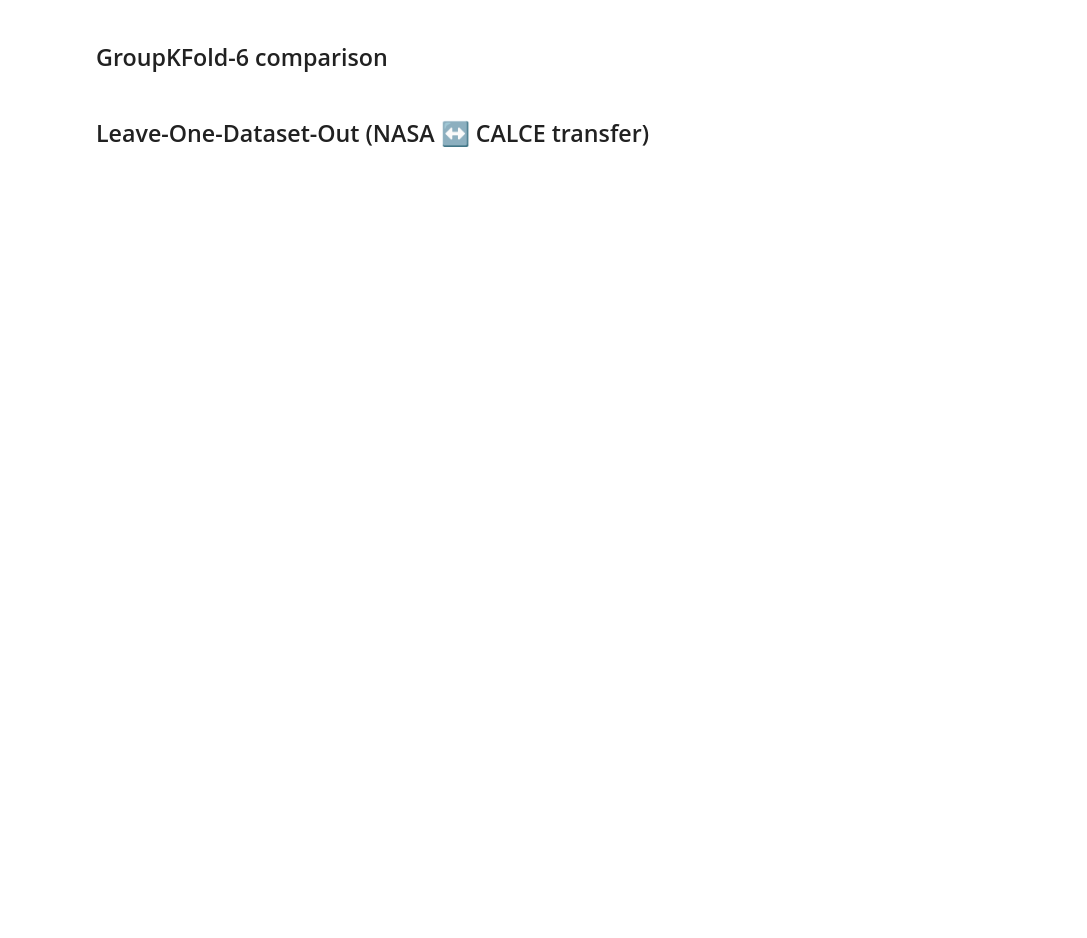
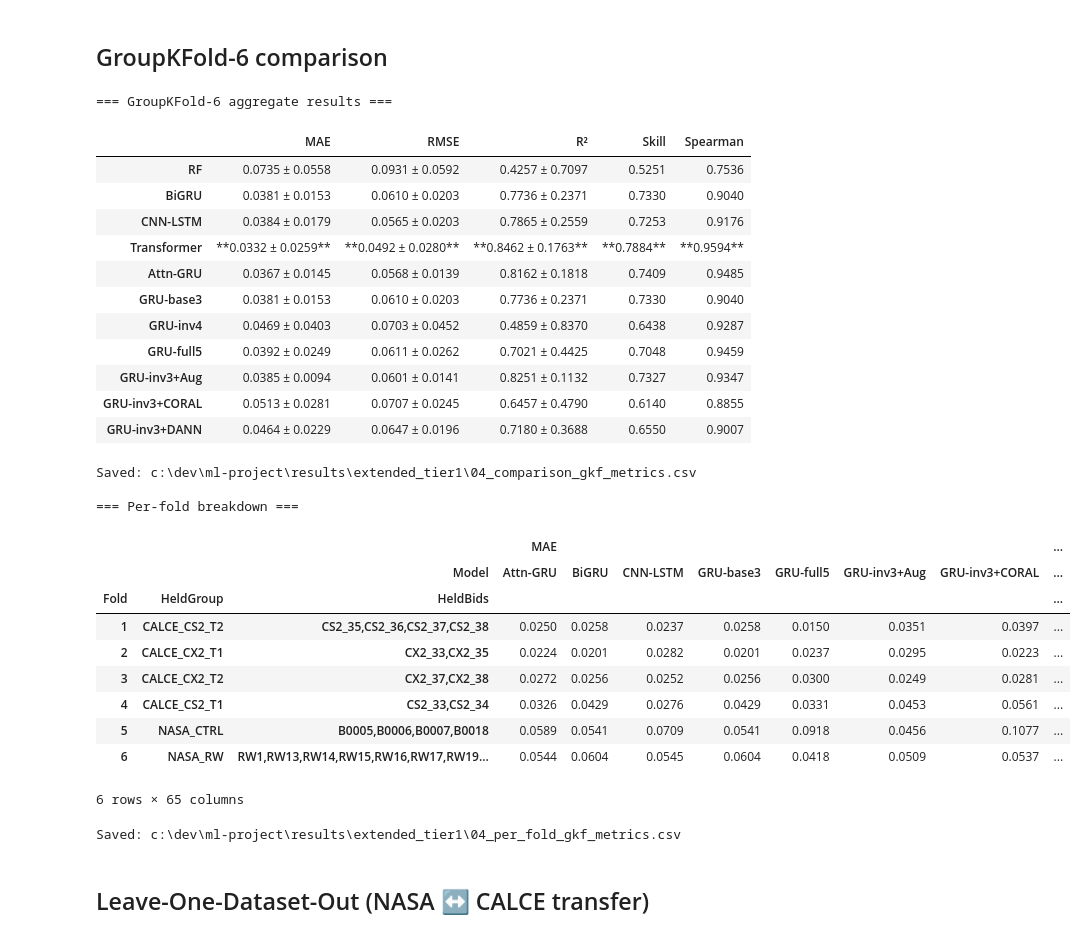
Before and after one commit to benjidsv/ml-project, a Jupyter notebook: notebooks/extended-dataset/04_model_comparison.ipynb, the cells around one changed output. Saved outputs shown, nothing was run; the diff lists cells and outputs as text; code cells hidden in the pictures; blank space fills up the shorter version.

```diff
--- a/notebooks/extended-dataset/04_model_comparison.ipynb
+++ b/notebooks/extended-dataset/04_model_comparison.ipynb
@@ -205,7 +305,7 @@ make_cnnlstm = lambda: src.vg_models.VGCNNLSTM(n_features=3, cnn_ch=8, hidden=40
 
 print("CNN-LSTM — GroupKFold-6")
 res_cnnlstm_gkf = vgx.run_grouped_cv(
-    make_cnnlstm, X, mask, y, groups, cidx, DEVICE,
+    make_cnnlstm, X_base3, mask, y, groups, cidx, DEVICE,
     GroupKFold(n_splits=6),
     cv_groups=study_groups,
     epochs=EPOCHS, batch_size=BATCH_SIZE, lr=LR, patience=PATIENCE,
@@ -248,7 +370,7 @@ make_transformer = lambda: src.vg_models.VGTransformerReg(
 
 print("Transformer — GroupKFold-6")
 res_transformer_gkf = vgx.run_grouped_cv(
-    make_transformer, X, mask, y, groups, cidx, DEVICE,
+    make_transformer, X_base3, mask, y, groups, cidx, DEVICE,
     GroupKFold(n_splits=6),
     cv_groups=study_groups,
     epochs=EPOCHS, batch_size=BATCH_SIZE, lr=LR, patience=PATIENCE,
@@ -288,7 +432,7 @@ make_attngru = lambda: src.vg_models.VGAttnGRUReg(n_features=3, hidden=47, dropo
 
 print("Attn-GRU — GroupKFold-6")
 res_attngru_gkf = vgx.run_grouped_cv(
-    make_attngru, X, mask, y, groups, cidx, DEVICE,
+    make_attngru, X_base3, mask, y, groups, cidx, DEVICE,
     GroupKFold(n_splits=6),
     cv_groups=study_groups,
     epochs=EPOCHS, batch_size=BATCH_SIZE, lr=LR, patience=PATIENCE,
@@ -313,0 +637,17 @@ vgx.per_fold_loss_curves_ext(
+# %%
+# gru_inv3_dann: inv3 + rate-warp + DANN gradient-reversal
+make_gru_inv3_dann = lambda: src.vg_models.VGGRUReg(n_features=3, hidden=47, dropout=0.35)
+
+print('gru_inv3_dann -- GroupKFold-6')
+res_gru_inv3_dann_gkf = vgx.run_grouped_cv(
+    make_gru_inv3_dann, X_base3, mask, y, groups, cidx, DEVICE,
+    GroupKFold(n_splits=6), cv_groups=study_groups,
+    epochs=EPOCHS, batch_size=BATCH_SIZE, lr=LR, patience=PATIENCE,
+    scheduler=SCHEDULER,
+    train_fn=src.vg_da.train_model_da,
+    domains=domain_ids,
+    train_kwargs={'da_mode': 'dann', 'da_weight': 0.1, 'augment_fn': _aug_rw},
+)
+agg_gru_inv3_dann_gkf = vg.aggregate(res_gru_inv3_dann_gkf)
+print(f"  MAE {agg_gru_inv3_dann_gkf['mae']:.4f} +/- {agg_gru_inv3_dann_gkf['mae_std']:.4f}  "
+      f"R2 {agg_gru_inv3_dann_gkf['r2']:.4f}")
@@ -315,11 +664,18 @@ vgx.per_fold_loss_curves_ext(
 ## GroupKFold-6 comparison
 # %%
 ARM_ORDER_GKF = [
-    ("RF",          res_rf_gkf,          agg_rf_gkf),
-    ("BiGRU",       res_gru_gkf,         agg_gru_gkf),
-    ("CNN-LSTM",    res_cnnlstm_gkf,     agg_cnnlstm_gkf),
-    ("Transformer", res_transformer_gkf, agg_transformer_gkf),
-    ("Attn-GRU",    res_attngru_gkf,     agg_attngru_gkf),
+    # -- Reference architectures (base3 channels) --
+    ("RF",             res_rf_gkf,              agg_rf_gkf),
+    ("BiGRU",          res_gru_gkf,             agg_gru_gkf),
+    ("CNN-LSTM",       res_cnnlstm_gkf,         agg_cnnlstm_gkf),
+    ("Transformer",    res_transformer_gkf,     agg_transformer_gkf),
+    ("Attn-GRU",       res_attngru_gkf,         agg_attngru_gkf),
+    # -- Protocol-invariant representation experiments --
+    ("GRU-inv4",       res_gru_inv4_gkf,        agg_gru_inv4_gkf),
+    ("GRU-full5",      res_gru_full5_gkf,       agg_gru_full5_gkf),
+    ("GRU-inv3+Aug",   res_gru_inv3_aug_gkf,    agg_gru_inv3_aug_gkf),
+    ("GRU-inv3+CORAL", res_gru_inv3_coral_gkf,  agg_gru_inv3_coral_gkf),
+    ("GRU-inv3+DANN",  res_gru_inv3_dann_gkf,   agg_gru_inv3_dann_gkf),
 ]
 LOWER_BETTER = {"MAE", "RMSE"}
 
@@ -357,33 +713,61 @@ df_str.to_csv(RESULTS / "04_comparison_gkf_metrics.csv")
 print(f"Saved: {RESULTS / '04_comparison_gkf_metrics.csv'}")
 
 fold_rows = []
 for arm, res, _ in ARM_ORDER_GKF:
     for fi, fold in enumerate(res):
         m = fold["metrics"]
         fold_rows.append({
             "Model":     arm,
             "Fold":      fi + 1,
             "HeldGroup": ",".join(fold.get("held_group") or []),
             "HeldBids":  ",".join(fold.get("held_bids") or []),
             "MAE":       m["mae"],
             "RMSE":      m["rmse"],
             "R\u00b2":   m["r2"],
             "Skill":     m["skill"],
             "Spearman":  m["spearman"],
             "best_ep":   fold.get("best_epoch"),
         })
 
 df_folds = pd.DataFrame(fold_rows)
 df_pivot = df_folds.pivot_table(
     index=["Fold", "HeldGroup", "HeldBids"],
     columns="Model",
     values=["MAE", "RMSE", "R\u00b2", "Skill", "Spearman", "best_ep"],
 ).round(4)
 
 print("\n=== Per-fold breakdown ===")
 display(df_pivot)
 df_pivot.to_csv(RESULTS / "04_per_fold_gkf_metrics.csv")
 print(f"Saved: {RESULTS / '04_per_fold_gkf_metrics.csv'}")
+# %% [output]
+=== GroupKFold-6 aggregate results ===
+|  | MAE | RMSE | R² | Skill | Spearman |
+| RF | 0.0735 ± 0.0558 | 0.0931 ± 0.0592 | 0.4257 ± 0.7097 | 0.5251 | 0.7536 |
+| BiGRU | 0.0381 ± 0.0153 | 0.0610 ± 0.0203 | 0.7736 ± 0.2371 | 0.7330 | 0.9040 |
+| CNN-LSTM | 0.0384 ± 0.0179 | 0.0565 ± 0.0203 | 0.7865 ± 0.2559 | 0.7253 | 0.9176 |
+| Transformer | **0.0332 ± 0.0259** | **0.0492 ± 0.0280** | **0.8462 ± 0.1763** | **0.7884** | **0.9594** |
+| Attn-GRU | 0.0367 ± 0.0145 | 0.0568 ± 0.0139 | 0.8162 ± 0.1818 | 0.7409 | 0.9485 |
+| GRU-base3 | 0.0381 ± 0.0153 | 0.0610 ± 0.0203 | 0.7736 ± 0.2371 | 0.7330 | 0.9040 |
+| GRU-inv4 | 0.0469 ± 0.0403 | 0.0703 ± 0.0452 | 0.4859 ± 0.8370 | 0.6438 | 0.9287 |
+| GRU-full5 | 0.0392 ± 0.0249 | 0.0611 ± 0.0262 | 0.7021 ± 0.4425 | 0.7048 | 0.9459 |
+| GRU-inv3+Aug | 0.0385 ± 0.0094 | 0.0601 ± 0.0141 | 0.8251 ± 0.1132 | 0.7327 | 0.9347 |
+| GRU-inv3+CORAL | 0.0513 ± 0.0281 | 0.0707 ± 0.0245 | 0.6457 ± 0.4790 | 0.6140 | 0.8855 |
+| GRU-inv3+DANN | 0.0464 ± 0.0229 | 0.0647 ± 0.0196 | 0.7180 ± 0.3688 | 0.6550 | 0.9007 |
+Saved: c:\dev\ml-project\results\extended_tier1\04_comparison_gkf_metrics.csv
+
+=== Per-fold breakdown ===
+|  |  |  | MAE |  |  |  |  |  |  | ... |
+|  |  | Model | Attn-GRU | BiGRU | CNN-LSTM | GRU-base3 | GRU-full5 | GRU-inv3+Aug | GRU-inv3+CORAL | ... |
+| Fold | HeldGroup | HeldBids |  |  |  |  |  |  |  | ... |
+| 1 | CALCE_CS2_T2 | CS2_35,CS2_36,CS2_37,CS2_38 | 0.0250 | 0.0258 | 0.0237 | 0.0258 | 0.0150 | 0.0351 | 0.0397 | ... |
+| 2 | CALCE_CX2_T1 | CX2_33,CX2_35 | 0.0224 | 0.0201 | 0.0282 | 0.0201 | 0.0237 | 0.0295 | 0.0223 | ... |
+| 3 | CALCE_CX2_T2 | CX2_37,CX2_38 | 0.0272 | 0.0256 | 0.0252 | 0.0256 | 0.0300 | 0.0249 | 0.0281 | ... |
+| 4 | CALCE_CS2_T1 | CS2_33,CS2_34 | 0.0326 | 0.0429 | 0.0276 | 0.0429 | 0.0331 | 0.0453 | 0.0561 | ... |
+| 5 | NASA_CTRL | B0005,B0006,B0007,B0018 | 0.0589 | 0.0541 | 0.0709 | 0.0541 | 0.0918 | 0.0456 | 0.1077 | ... |
+| 6 | NASA_RW | RW1,RW13,RW14,RW15,RW16,RW17,RW19... | 0.0544 | 0.0604 | 0.0545 | 0.0604 | 0.0418 | 0.0509 | 0.0537 | ... |
+6 rows × 65 columns
+Saved: c:\dev\ml-project\results\extended_tier1\04_per_fold_gkf_metrics.csv
 # %% [markdown]
 ## Leave-One-Dataset-Out (NASA ↔ CALCE transfer)
 # %%
```
Also changed, not shown: parts of 41 cells of this notebook, 8 other files.
